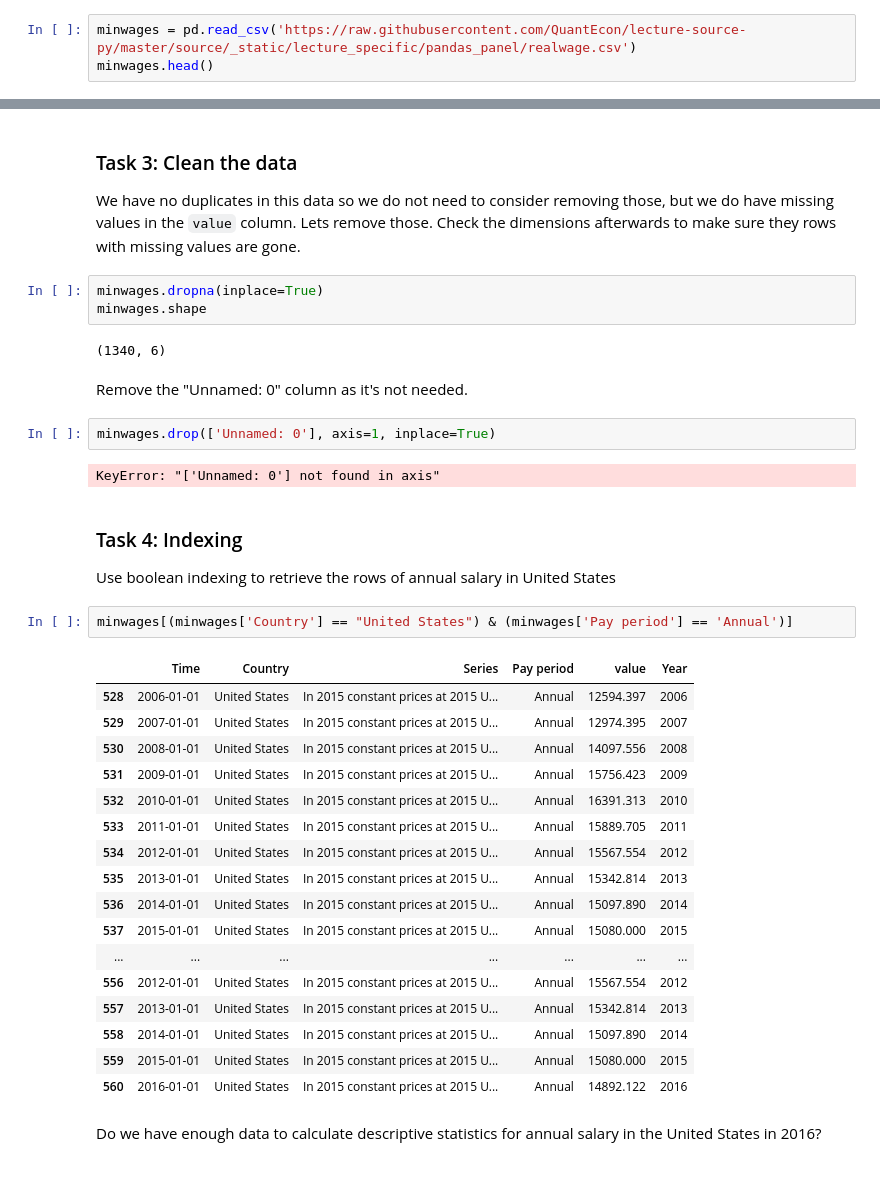
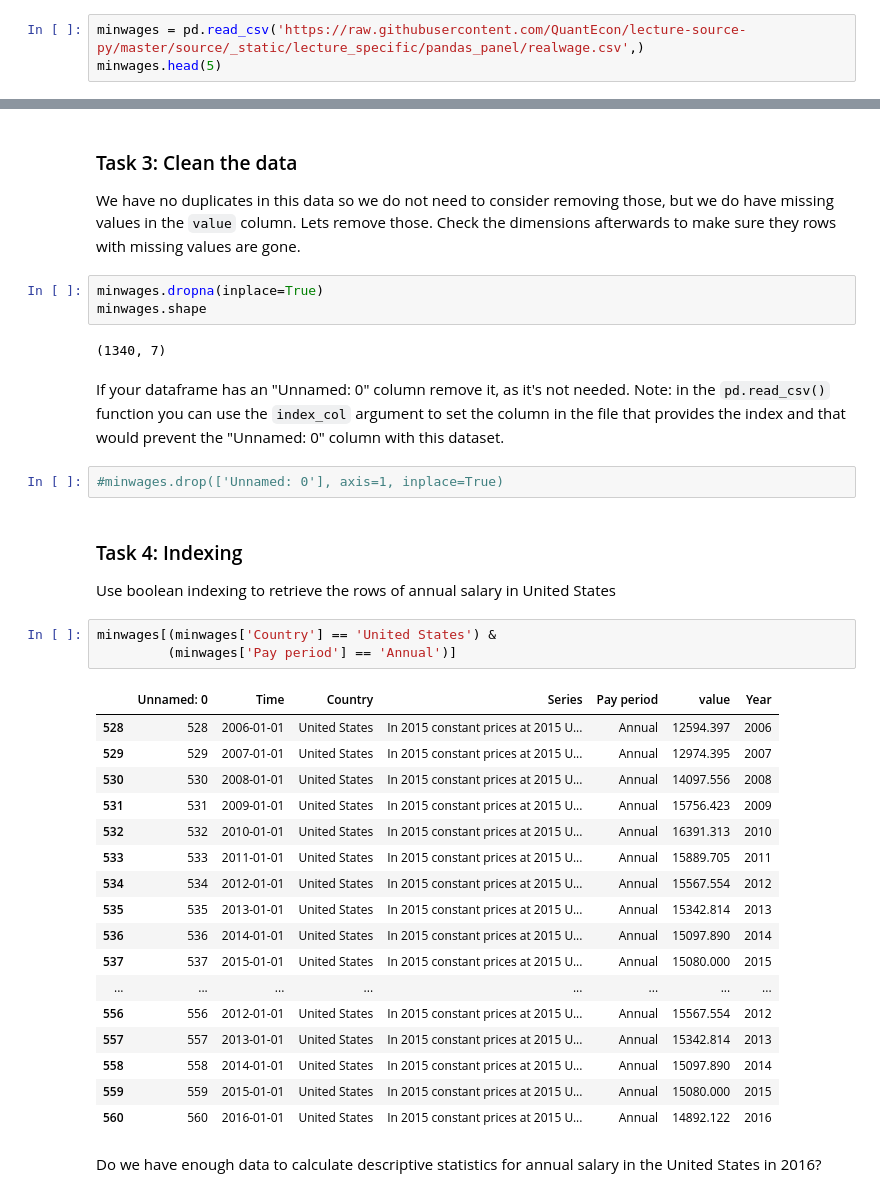
Before and after one commit to shresthasrijana099/Data-Analytics-With-Python, a Jupyter notebook: class_exercises/D05-Pandas_Part2.ipynb, the cells around one changed output, grey strips where cells are left out. Drawn from its saved outputs; the diff is of its cells as text.

```diff
--- a/class_exercises/D05-Pandas_Part2.ipynb
+++ b/class_exercises/D05-Pandas_Part2.ipynb
@@ -15,8 +15,8 @@ Import the data from the [Lectures in Quantiatives Economics](https://github.com
 
 Import the data into a variable named `minwages` and print the first 5 lines of data to explore what is there.
 # %%
-minwages = pd.read_csv('https://raw.githubusercontent.com/QuantEcon/lecture-source-py/master/source/_static/lecture_specific/pandas_panel/realwage.csv')
-minwages.head()
+minwages = pd.read_csv('https://raw.githubusercontent.com/QuantEcon/lecture-source-py/master/source/_static/lecture_specific/pandas_panel/realwage.csv',)
+minwages.head(5)
 # %% [output]
 |  | Unnamed: 0 | Time | Country | Series | Pay period | value |
 | 0 | 0 | 2006-01-01 | Ireland | In 2015 constant prices at 2015 U... | Annual | 17132.443 |
@@ -160,35 +165,34 @@ We have no duplicates in this data so we do not need to consider removing those,
 minwages.dropna(inplace=True)
 minwages.shape
 # %% [output]
-(1340, 6)
+(1340, 7)
-# %% [markdown]
-Remove the "Unnamed: 0" column as it's not needed.
+# %% [markdown]
+If your dataframe has an "Unnamed: 0" column remove it, as it's not needed.  Note: in the `pd.read_csv()` function you can use the `index_col` argument to set the column in the file that provides the index and that would prevent the "Unnamed: 0" column with this dataset.
 # %%
-minwages.drop(['Unnamed: 0'], axis=1, inplace=True)
+#minwages.drop(['Unnamed: 0'], axis=1, inplace=True)
-# %% [output]
-KeyError: "['Unnamed: 0'] not found in axis"
 # %% [markdown]
 ### Task 4:  Indexing
 Use boolean indexing to retrieve the rows of annual salary in United States
 # %%
-minwages[(minwages['Country'] == "United States") & (minwages['Pay period'] == 'Annual')]
+minwages[(minwages['Country'] == 'United States') &
+         (minwages['Pay period'] == 'Annual')]
 # %% [output]
-|  | Time | Country | Series | Pay period | value | Year |
-| 528 | 2006-01-01 | United States | In 2015 constant prices at 2015 U... | Annual | 12594.397 | 2006 |
-| 529 | 2007-01-01 | United States | In 2015 constant prices at 2015 U... | Annual | 12974.395 | 2007 |
-| 530 | 2008-01-01 | United States | In 2015 constant prices at 2015 U... | Annual | 14097.556 | 2008 |
-| 531 | 2009-01-01 | United States | In 2015 constant prices at 2015 U... | Annual | 15756.423 | 2009 |
-| 532 | 2010-01-01 | United States | In 2015 constant prices at 2015 U... | Annual | 16391.313 | 2010 |
-| 533 | 2011-01-01 | United States | In 2015 constant prices at 2015 U... | Annual | 15889.705 | 2011 |
-| 534 | 2012-01-01 | United States | In 2015 constant prices at 2015 U... | Annual | 15567.554 | 2012 |
-| 535 | 2013-01-01 | United States | In 2015 constant prices at 2015 U... | Annual | 15342.814 | 2013 |
-| 536 | 2014-01-01 | United States | In 2015 constant prices at 2015 U... | Annual | 15097.890 | 2014 |
-| 537 | 2015-01-01 | United States | In 2015 constant prices at 2015 U... | Annual | 15080.000 | 2015 |
-| ... | ... | ... | ... | ... | ... | ... |
-| 556 | 2012-01-01 | United States | In 2015 constant prices at 2015 U... | Annual | 15567.554 | 2012 |
-| 557 | 2013-01-01 | United States | In 2015 constant prices at 2015 U... | Annual | 15342.814 | 2013 |
-| 558 | 2014-01-01 | United States | In 2015 constant prices at 2015 U... | Annual | 15097.890 | 2014 |
-| 559 | 2015-01-01 | United States | In 2015 constant prices at 2015 U... | Annual | 15080.000 | 2015 |
-| 560 | 2016-01-01 | United States | In 2015 constant prices at 2015 U... | Annual | 14892.122 | 2016 |
+|  | Unnamed: 0 | Time | Country | Series | Pay period | value | Year |
+| 528 | 528 | 2006-01-01 | United States | In 2015 constant prices at 2015 U... | Annual | 12594.397 | 2006 |
+| 529 | 529 | 2007-01-01 | United States | In 2015 constant prices at 2015 U... | Annual | 12974.395 | 2007 |
+| 530 | 530 | 2008-01-01 | United States | In 2015 constant prices at 2015 U... | Annual | 14097.556 | 2008 |
+| 531 | 531 | 2009-01-01 | United States | In 2015 constant prices at 2015 U... | Annual | 15756.423 | 2009 |
+| 532 | 532 | 2010-01-01 | United States | In 2015 constant prices at 2015 U... | Annual | 16391.313 | 2010 |
+| 533 | 533 | 2011-01-01 | United States | In 2015 constant prices at 2015 U... | Annual | 15889.705 | 2011 |
+| 534 | 534 | 2012-01-01 | United States | In 2015 constant prices at 2015 U... | Annual | 15567.554 | 2012 |
+| 535 | 535 | 2013-01-01 | United States | In 2015 constant prices at 2015 U... | Annual | 15342.814 | 2013 |
+| 536 | 536 | 2014-01-01 | United States | In 2015 constant prices at 2015 U... | Annual | 15097.890 | 2014 |
+| 537 | 537 | 2015-01-01 | United States | In 2015 constant prices at 2015 U... | Annual | 15080.000 | 2015 |
+| ... | ... | ... | ... | ... | ... | ... | ... |
+| 556 | 556 | 2012-01-01 | United States | In 2015 constant prices at 2015 U... | Annual | 15567.554 | 2012 |
+| 557 | 557 | 2013-01-01 | United States | In 2015 constant prices at 2015 U... | Annual | 15342.814 | 2013 |
+| 558 | 558 | 2014-01-01 | United States | In 2015 constant prices at 2015 U... | Annual | 15097.890 | 2014 |
+| 559 | 559 | 2015-01-01 | United States | In 2015 constant prices at 2015 U... | Annual | 15080.000 | 2015 |
+| 560 | 560 | 2016-01-01 | United States | In 2015 constant prices at 2015 U... | Annual | 14892.122 | 2016 |
 # %% [markdown]
 Do we have enough data to calculate descriptive statistics for annual salary in the United States in 2016?
```
Also changed, not shown: parts of 16 cells of this notebook, 4 other files.
